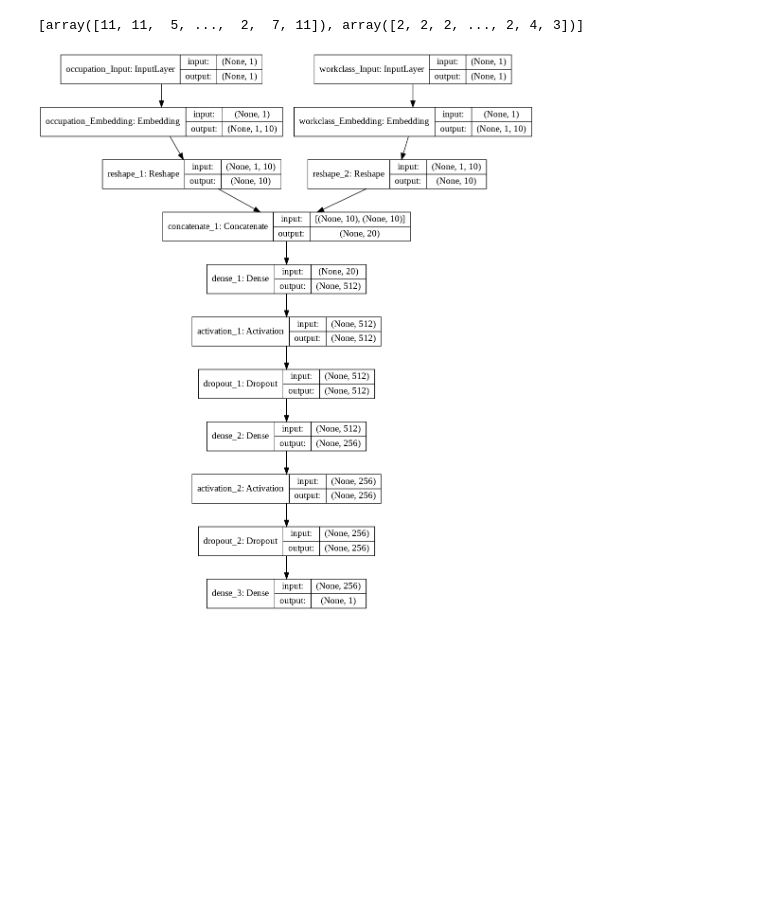
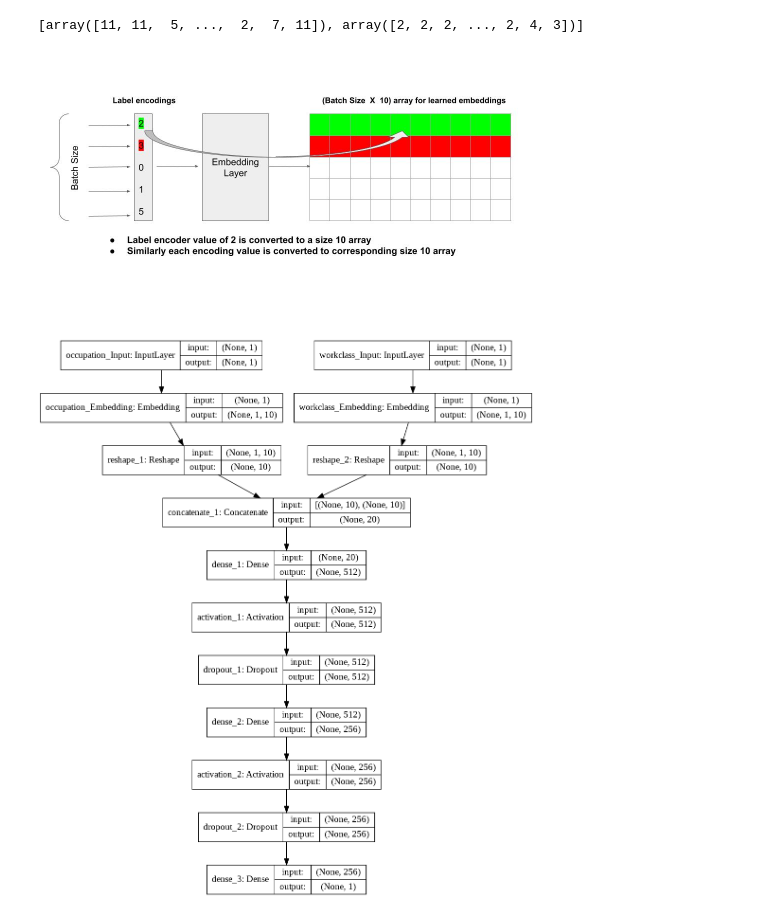
Before and after one commit to saurabhgoel1985/RMSEAccuracy, a Jupyter notebook: Categorical_Embedding.ipynb, the cells around one changed output. Cells and saved outputs as stored; diff of their text form; code cells hidden in the pictures; blank space fills up the shorter version.

```diff
--- a/Categorical_Embedding.ipynb
+++ b/Categorical_Embedding.ipynb
@@ -250,6 +250,10 @@ output = Dense(1, activation='sigmoid')(output)
 
 model = Model(inputs=input_models, outputs=output)
 model.compile(loss='binary_crossentropy', optimizer='Adam',metrics=['accuracy'])
+# %%
+Image(retina=True, filename = '/content/drive/My Drive/RmseAccuracy/CategoricalEmbedding/Categorical Embedding.jpg')
+# %% [output]
+[figure, added]
 # %%
 plot_model(model, show_shapes=True, show_layer_names=True, to_file='model.png')
 Image(retina=True, filename='model.png')
```
